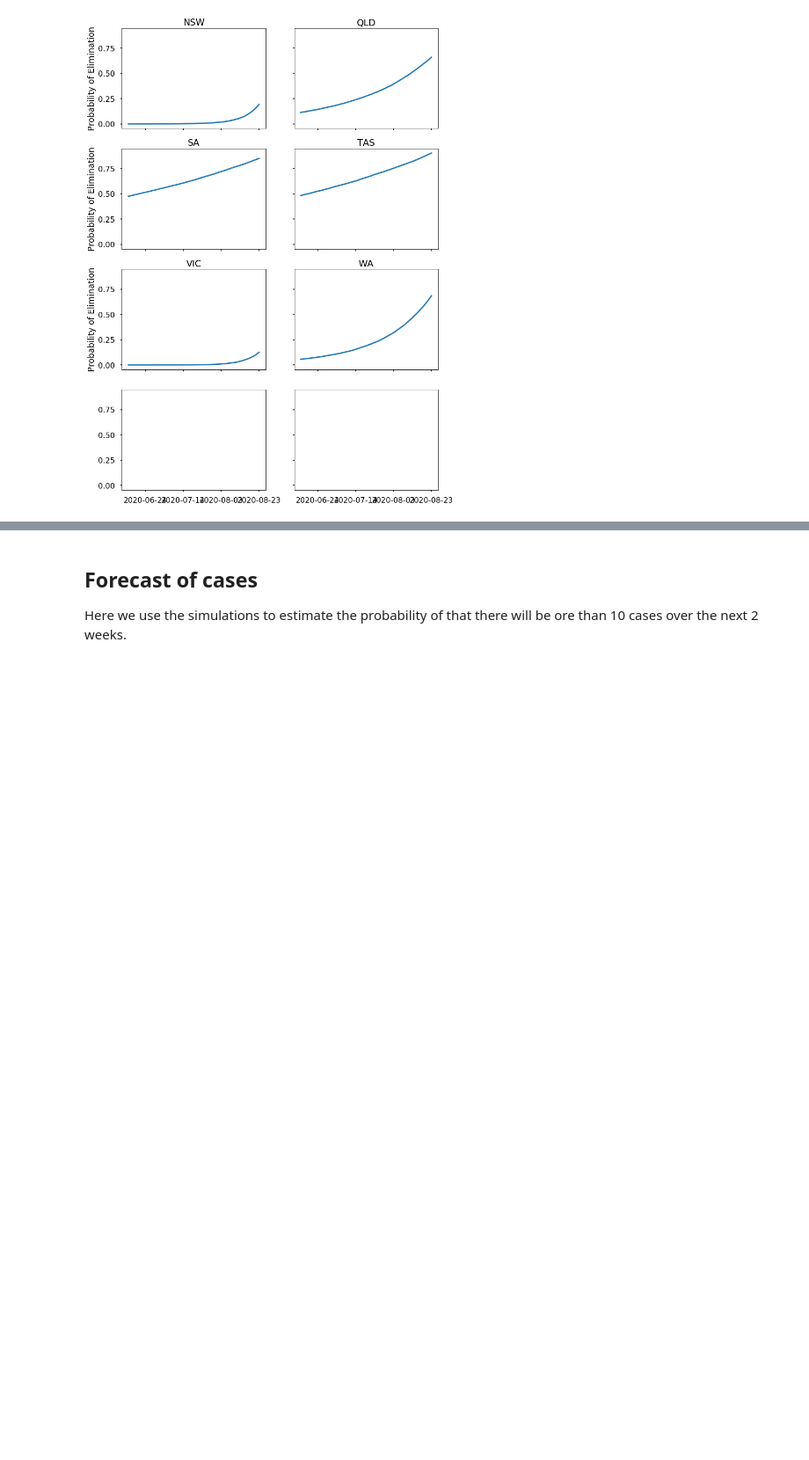
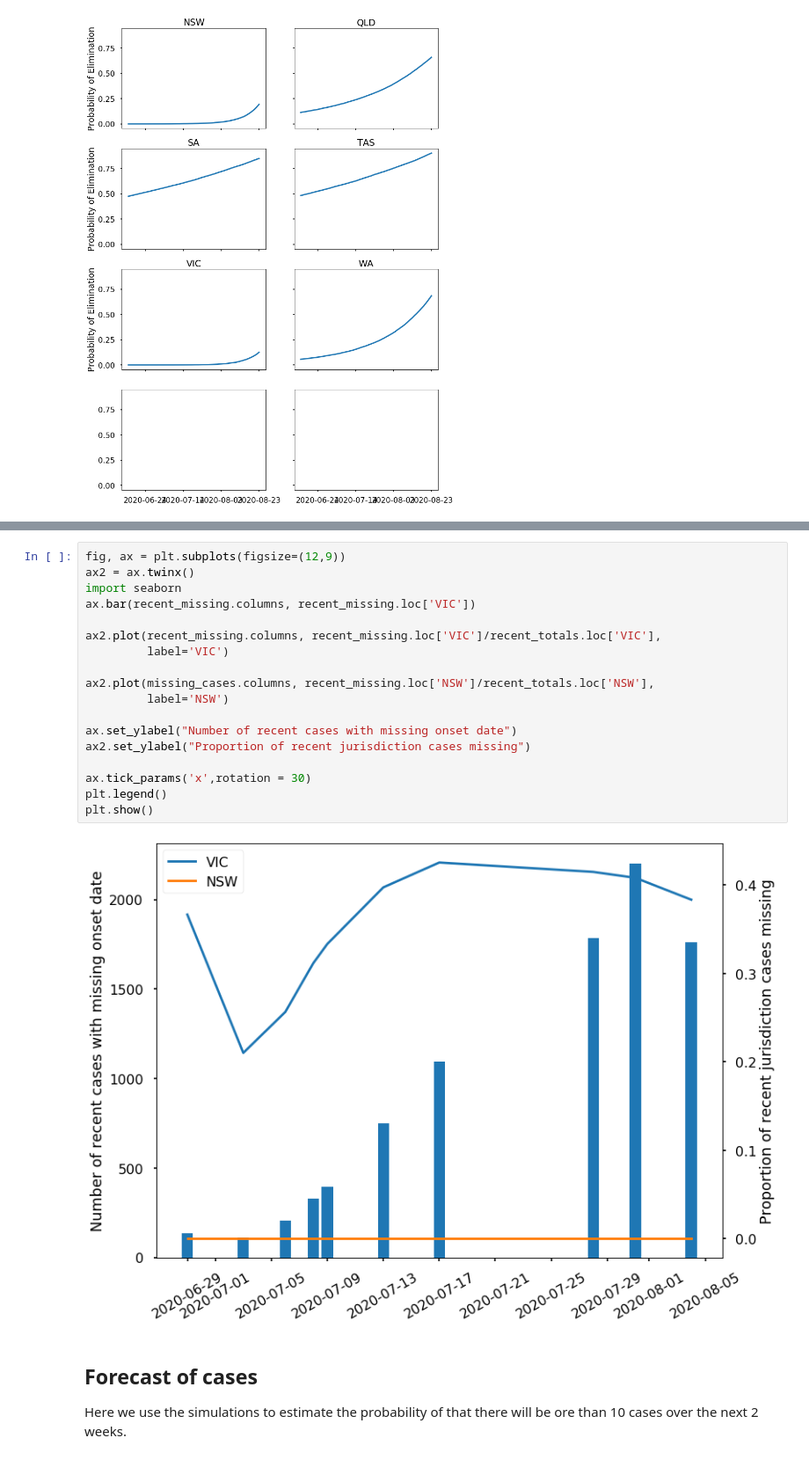
Before and after one commit to tdennisliu/covid19-forecasting-aus, a Jupyter notebook: analysis/collating_cases.ipynb, the cells around one changed output, grey strips where cells are left out. Shown at 88% size. Drawn from its saved outputs; the diff is of its cells as text; blank space fills up the shorter version.

```diff
--- a/analysis/collating_cases.ipynb
+++ b/analysis/collating_cases.ipynb
@@ -766,3 +826,23 @@ sim
+# %%
+fig, ax = plt.subplots(figsize=(12,9))
+ax2 = ax.twinx()
+import seaborn
+ax.bar(recent_missing.columns, recent_missing.loc['VIC'])
+
+ax2.plot(recent_missing.columns, recent_missing.loc['VIC']/recent_totals.loc['VIC'],
+         label='VIC')
+
+ax2.plot(missing_cases.columns, recent_missing.loc['NSW']/recent_totals.loc['NSW'],
+         label='NSW')
+
+ax.set_ylabel("Number of recent cases with missing onset date")
+ax2.set_ylabel("Proportion of recent jurisdiction cases missing")
+
+ax.tick_params('x',rotation = 30)
+plt.legend()
+plt.show()
+# %% [output]
+[figure, added]
 # %% [markdown]
 ## Forecast of cases
 
```
Also changed, not shown: parts of 14 cells of this notebook.
